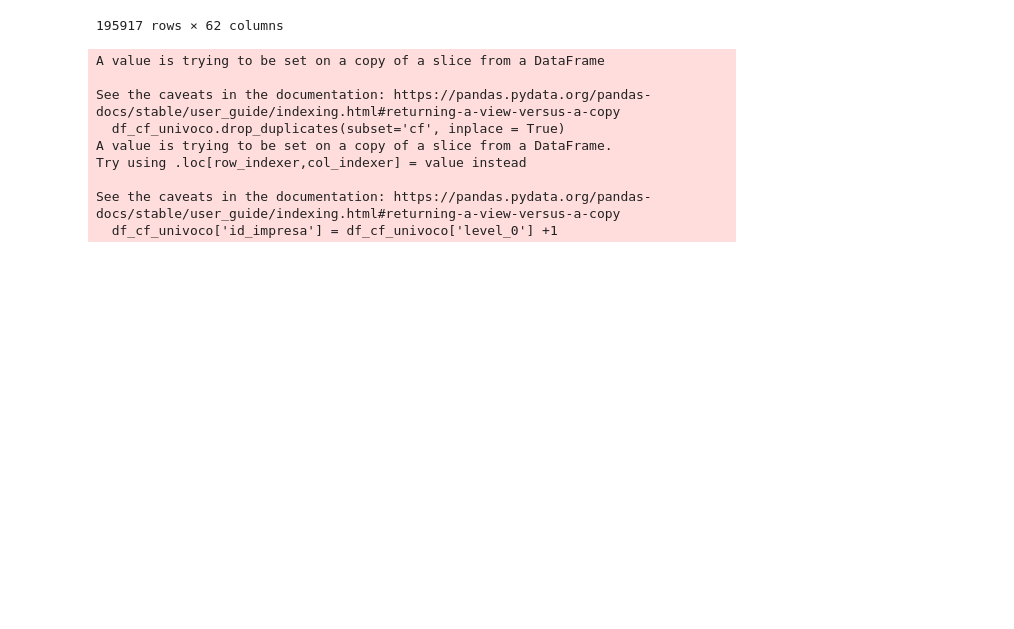
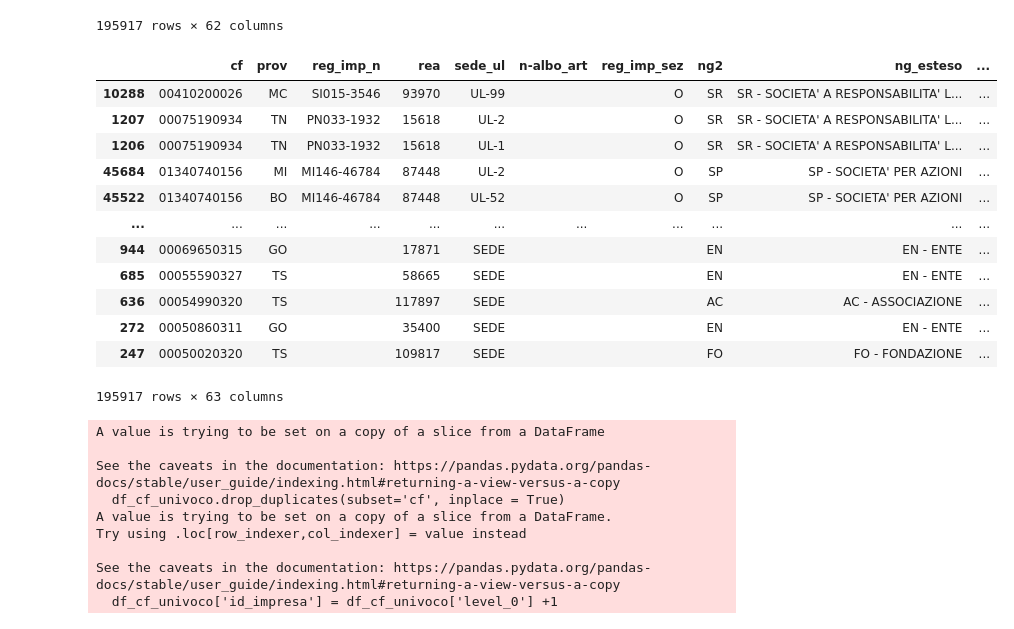
Before and after one commit to Enrico-Longato/I2FVG_Anagrafiche, a Jupyter notebook: script/01_imp_fvg_test1.ipynb, the cells around one changed output. Drawn from its saved outputs; the diff is of its cells as text; code cells hidden in the pictures; blank space fills up the shorter version.

```diff
--- a/script/01_imp_fvg_test1.ipynb
+++ b/script/01_imp_fvg_test1.ipynb
@@ -227,6 +261,22 @@ df_anagrafica.drop(columns='anni_timedelta')
 195917 rows × 62 columns
 # %%
 df_anagrafica.sort_values(by = ['anni', 'key_cfl'], ascending=False, inplace = True)
+# %%
+df_anagrafica
+# %% [output]
+|  | cf | prov | reg_imp_n | rea | sede_ul | n-albo_art | reg_imp_sez | ng2 | ng_esteso | ... |
+| 10288 | 00410200026 | MC | SI015-3546 | 93970 | UL-99 |  | O | SR | SR - SOCIETA' A RESPONSABILITA' L... | ... |
+| 1207 | 00075190934 | TN | PN033-1932 | 15618 | UL-2 |  | O | SR | SR - SOCIETA' A RESPONSABILITA' L... | ... |
+| 1206 | 00075190934 | TN | PN033-1932 | 15618 | UL-1 |  | O | SR | SR - SOCIETA' A RESPONSABILITA' L... | ... |
+| 45684 | 01340740156 | MI | MI146-46784 | 87448 | UL-2 |  | O | SP | SP - SOCIETA' PER AZIONI | ... |
+| 45522 | 01340740156 | BO | MI146-46784 | 87448 | UL-52 |  | O | SP | SP - SOCIETA' PER AZIONI | ... |
+| ... | ... | ... | ... | ... | ... | ... | ... | ... | ... | ... |
+| 944 | 00069650315 | GO |  | 17871 | SEDE |  |  | EN | EN - ENTE | ... |
+| 685 | 00055590327 | TS |  | 58665 | SEDE |  |  | EN | EN - ENTE | ... |
+| 636 | 00054990320 | TS |  | 117897 | SEDE |  |  | AC | AC - ASSOCIAZIONE | ... |
+| 272 | 00050860311 | GO |  | 35400 | SEDE |  |  | EN | EN - ENTE | ... |
+| 247 | 00050020320 | TS |  | 109817 | SEDE |  |  | FO | FO - FONDAZIONE | ... |
+195917 rows × 63 columns
 # %%
 # creo id_localiz (dall'indice, mi aspetto 205646)
 df_anagrafica.reset_index(inplace=True)
```
Also changed, not shown: parts of 15 cells of this notebook.
